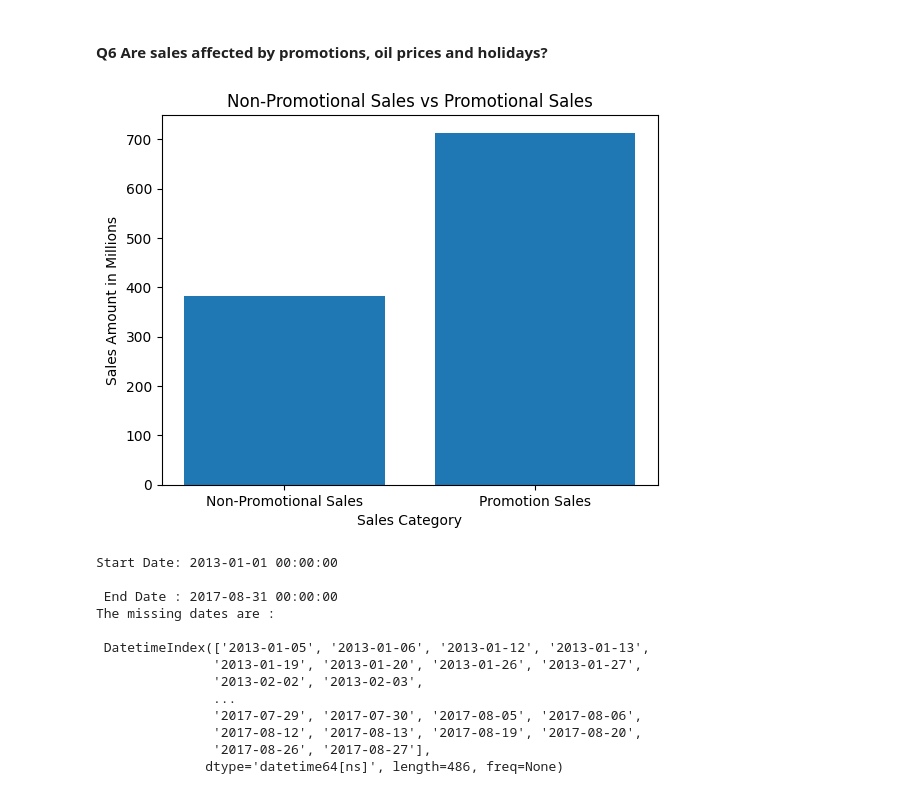
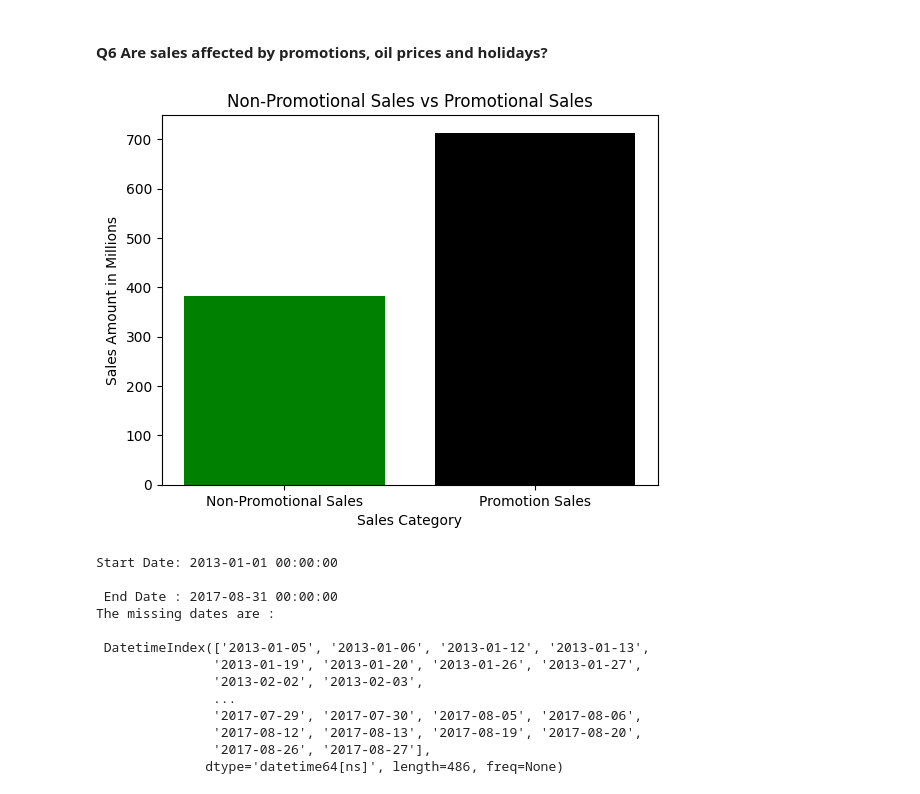
Before and after one commit to kwasichrappah/Time_series_analysis, a Jupyter notebook: sales_forecast.ipynb, the cells around one changed output. Cells and saved outputs as stored; diff of their text form; code cells hidden in the pictures.

```diff
--- a/sales_forecast.ipynb
+++ b/sales_forecast.ipynb
@@ -289,6 +289,7 @@ missing_df
 def calender(df):
 
     df['monthname'] = df['date'].dt.month_name()
+    df['monthnumber'] = df['date'].dt.month
     df['dayname'] = df['date'].dt.day_name()
     df['day']= df['date'].dt.day
     df['year'] = df['date'].dt.year
@@ -329,3 +324,7 @@ train_df.shape
+# %%
+train_df = calender (train_df)
+train_df.drop(columns=['level_0','index','id'],axis=1,inplace= True)
+train_df.shape
 # %%
 train_copy = train_df.set_index('date')
 train_copy.sales.fillna(0,inplace = True)
@@ -529,17 +609,17 @@ non_promotional_sales = combined_df[(combined_df.onpromotion == 0)].sales.sum()/
 # %%
 categories = ['Non-Promotional Sales', 'Promotion Sales']
 values = [non_promotional_sales, promotional_sales]
-
+colors = ['green','black']
 # Create a bar chart
-plt.bar(categories, values)
+plt.bar(categories, values,color = colors)
 
 # Add labels and title
 plt.xlabel('Sales Category')
 plt.ylabel('Sales Amount in Millions')
 plt.title('Non-Promotional Sales vs Promotional Sales')
 plt.show()
 # %% [output]
-[figure, old version]
+[figure, new version]
 # %%
 ### finding missing days in the sales data
 oil_df.isnull().sum()
```
Also changed, not shown: parts of 37 cells of this notebook.
